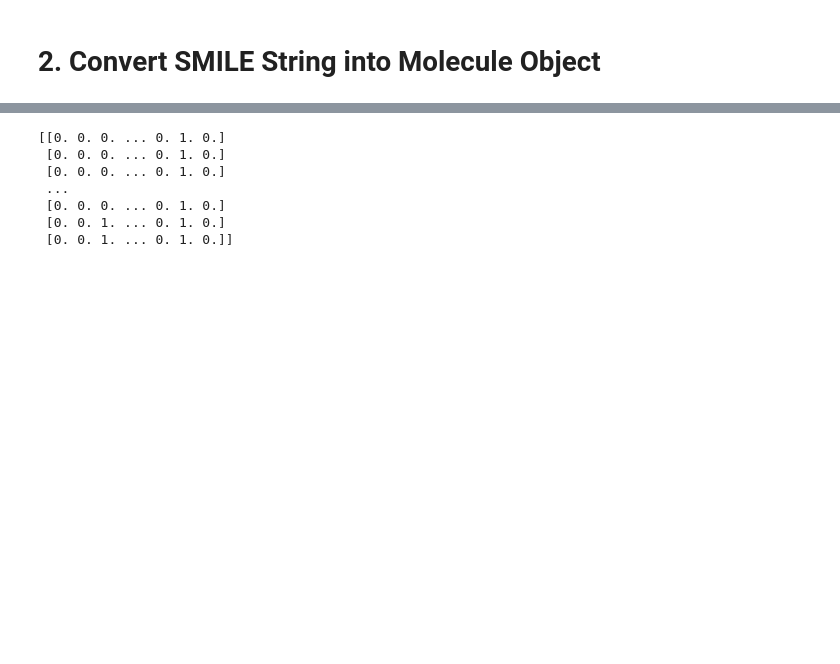
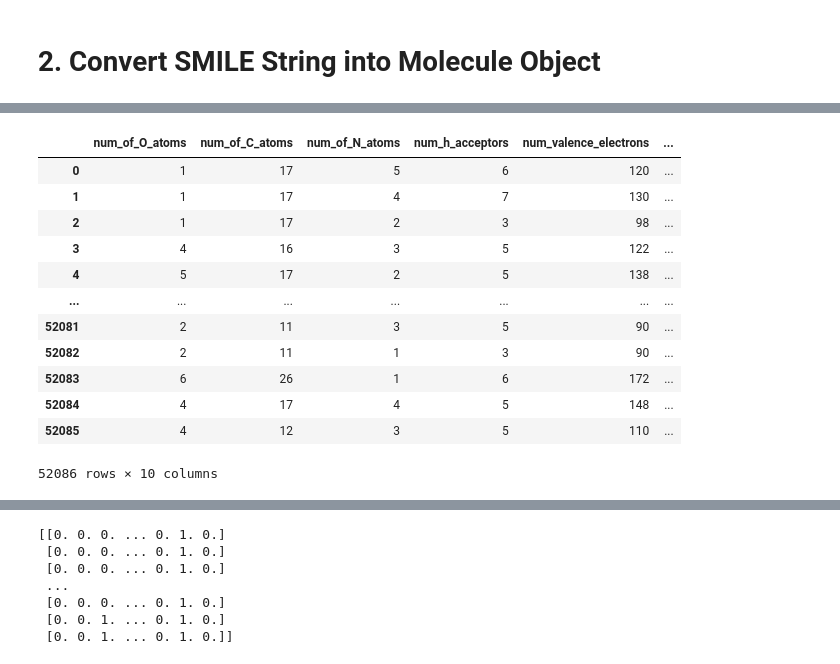
Before and after one commit to Waynelearn/ID2214-Chemical-Activity_Prediction, a Jupyter notebook: Features.ipynb, the cells around one changed output, grey strips where cells are left out. Cells and saved outputs as stored; diff of their text form; code cells hidden in the pictures; blank space fills up the shorter version.

```diff
--- a/Features.ipynb
+++ b/Features.ipynb
@@ -25 +84,22 @@ test_df['mol'] = test_df['SMILES'].apply(lambda x: Chem.MolFromSmiles(x))
+# %%
+Descriptor_test = test_df.copy()
+descriptor_features(Descriptor_test)
+# %%
+DL_test = Descriptor_test[select_features]
+# %%
+DL_test
+# %% [output]
+|  | num_of_O_atoms | num_of_C_atoms | num_of_N_atoms | num_h_acceptors | num_valence_electrons | ... |
+| 0 | 1 | 17 | 5 | 6 | 120 | ... |
+| 1 | 1 | 17 | 4 | 7 | 130 | ... |
+| 2 | 1 | 17 | 2 | 3 | 98 | ... |
+| 3 | 4 | 16 | 3 | 5 | 122 | ... |
+| 4 | 5 | 17 | 2 | 5 | 138 | ... |
+| ... | ... | ... | ... | ... | ... | ... |
+| 52081 | 2 | 11 | 3 | 5 | 90 | ... |
+| 52082 | 2 | 11 | 1 | 3 | 90 | ... |
+| 52083 | 6 | 26 | 1 | 6 | 172 | ... |
+| 52084 | 4 | 17 | 4 | 5 | 148 | ... |
+| 52085 | 4 | 12 | 3 | 5 | 110 | ... |
+52086 rows × 10 columns
 # %% [markdown]
```
Also changed, not shown: parts of 29 cells of this notebook.
